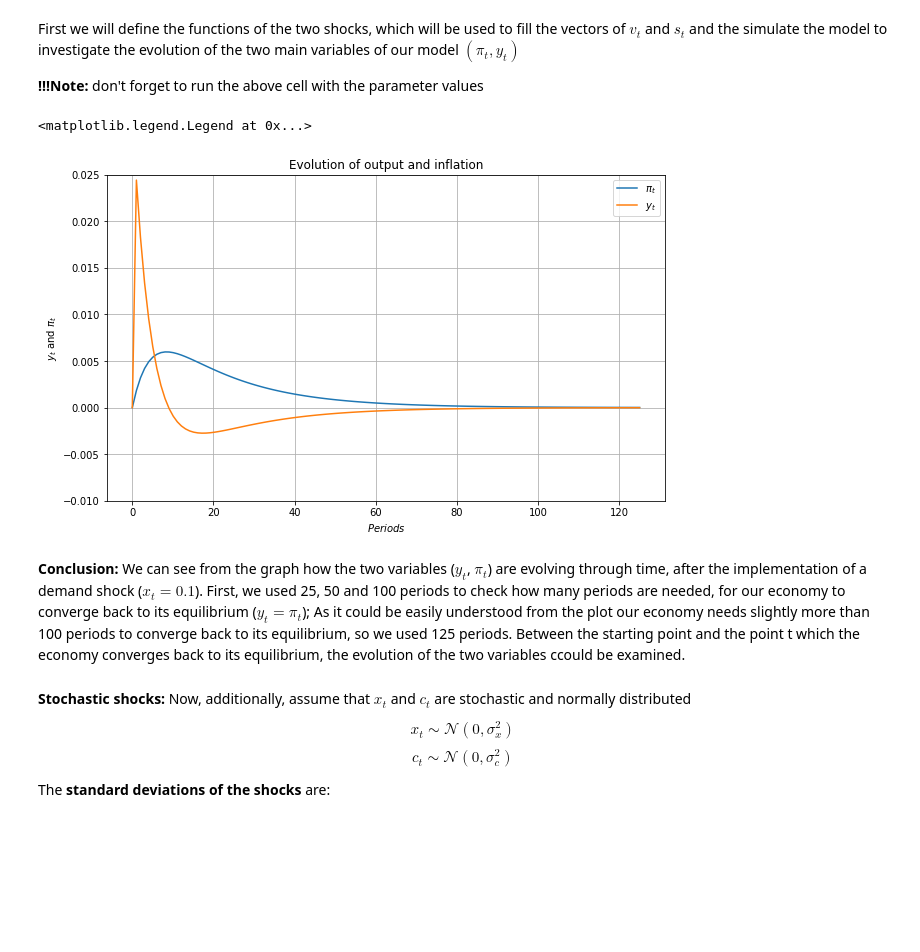
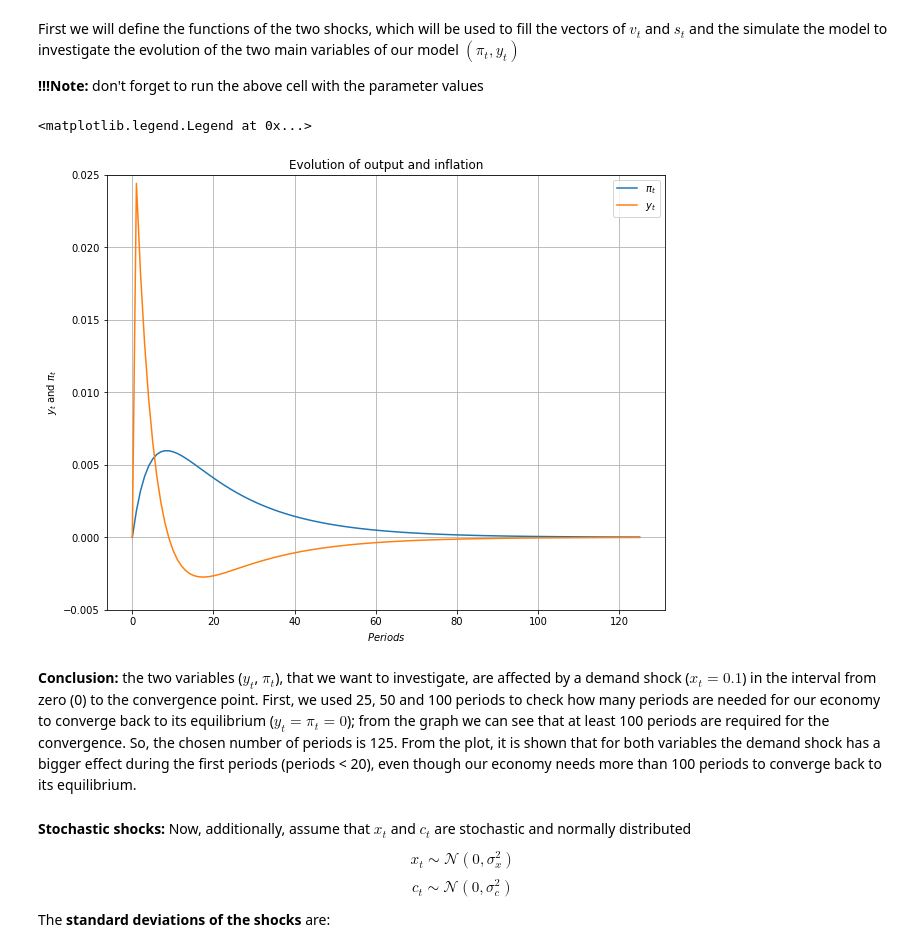
Before and after one commit to NumEconCopenhagen/projects-2019-bcg, a Jupyter notebook: examproject/exam_2019.ipynb, the cells around one changed output. Drawn from its saved outputs; the diff is of its cells as text; code cells hidden in the pictures; blank space fills up the shorter version.

```diff
--- a/examproject/exam_2019.ipynb
+++ b/examproject/exam_2019.ipynb
@@ -504,23 +505,23 @@ for t in range (1,T4):
 # %%
 periods = np.linspace(0,T4,T4)
 
-fig=plt.figure(figsize=(10,6))
+fig=plt.figure(figsize=(10,8))
 ax=fig.add_subplot(1,1,1)
 
 ax.plot(periods, pi_vec, label='$\pi_t$')
 ax.plot(periods, y_vec, label='$y_t$')
 plt.grid(True)
 
-plt.ylim(-0.01, 0.025)
+plt.ylim(-0.005, 0.025)
 ax.set_title('Evolution of output and inflation')
 plt.xlabel('$Periods$')
 plt.ylabel('$y_t$ and $\pi_t$')
 plt.legend(loc='upper right')
 # %% [output]
 <matplotlib.legend.Legend at 0x...>
-[figure, old version]
+[figure, new version]
 # %% [markdown]
-**Conclusion:** We can see from the graph how the two variables ($y_t$, $\pi_t$) are evolving through time, after the implementation of a demand shock ($x_t=0.1$). First, we used 25, 50 and 100 periods to check how many periods are needed, for our economy to converge back to its equilibrium ($y_t=\pi_t$); As it could be easily understood from the plot our economy needs slightly more than 100 periods to converge back to its equilibrium, so we used 125 periods. Between the starting point and the point t which the economy converges back to its equilibrium, the evolution of the two variables ccould be examined.
+**Conclusion:** the two variables ($y_t$, $\pi_t$), that we want to investigate, are affected by a demand shock ($x_t=0.1$) in the interval  from zero (0) to the convergence point. First, we used 25, 50 and 100 periods to check how many periods are needed for our economy to converge back to its equilibrium ($y_t=\pi_t=0$); from the graph we can see that at least 100 periods are required for the convergence. So, the chosen number of periods is 125. From the plot, it is shown that for both variables the demand shock has a bigger effect during the first periods (periods < 20), even though our economy needs more than 100 periods to converge back to its equilibrium.
 # %% [markdown]
 **Stochastic shocks:** Now, additionally, assume that $x_t$ and $c_t$ are stochastic and normally distributed
 
```
Also changed, not shown: parts of 8 cells of this notebook.
